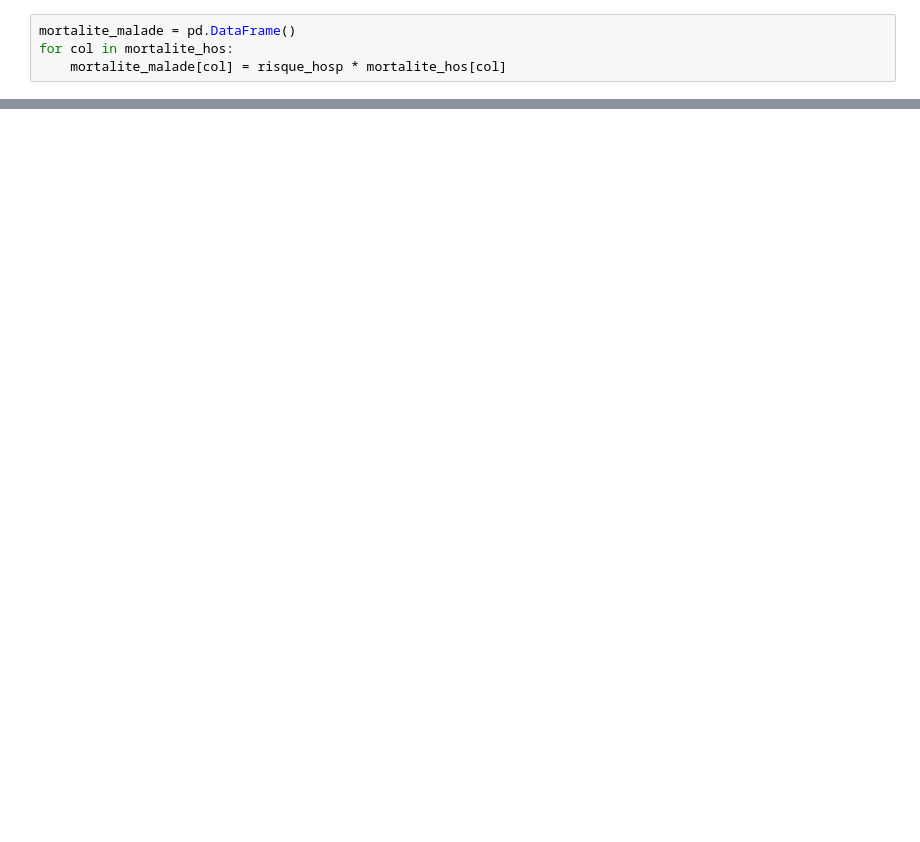
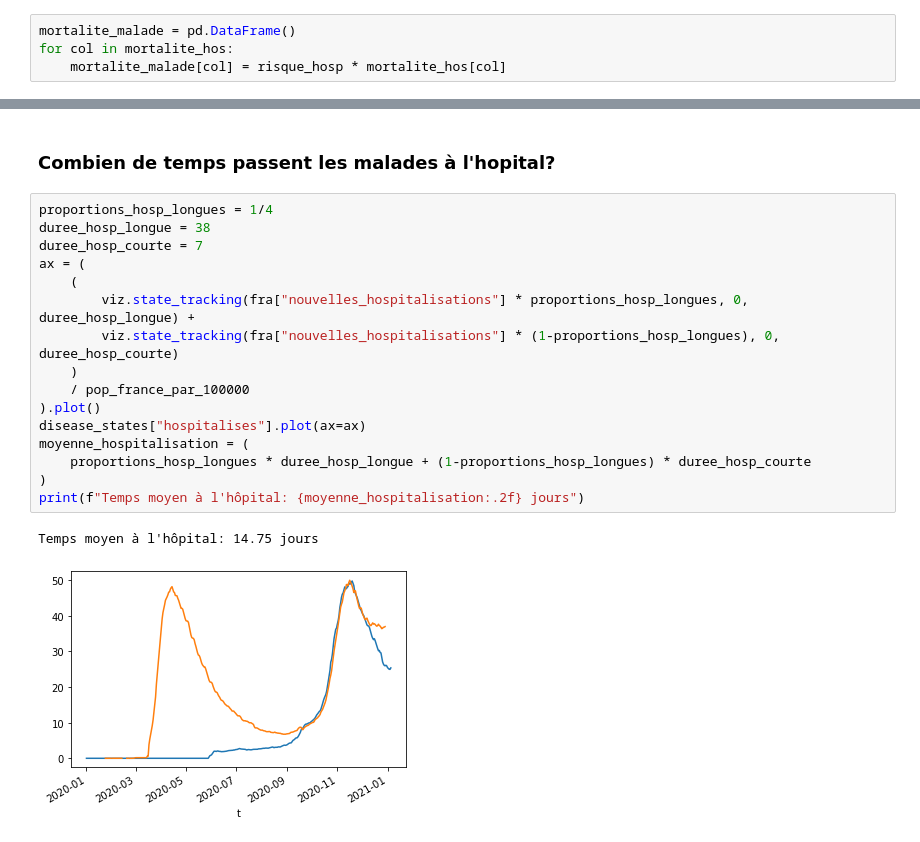
Before and after one commit to payoto/covid19-viz, a Jupyter notebook: 2020-10-18-taux-de-malades.ipynb, the cells around one changed output, grey strips where cells are left out. Saved outputs shown, nothing was run; the diff lists cells and outputs as text; blank space fills up the shorter version.

```diff
--- a/2020-10-18-taux-de-malades.ipynb
+++ b/2020-10-18-taux-de-malades.ipynb
@@ -356,0 +406,21 @@ leg.set_bbox_to_anchor((0.115, 0.17))
+# %% [markdown]
+### Combien de temps passent les malades à l'hopital?
+# %%
+proportions_hosp_longues = 1/4
+duree_hosp_longue = 38
+duree_hosp_courte = 7
+ax = (
+    (
+        viz.state_tracking(fra["nouvelles_hospitalisations"] * proportions_hosp_longues, 0, duree_hosp_longue) +
+        viz.state_tracking(fra["nouvelles_hospitalisations"] * (1-proportions_hosp_longues), 0, duree_hosp_courte)
+    )
+    / pop_france_par_100000
+).plot()
+disease_states["hospitalises"].plot(ax=ax)
+moyenne_hospitalisation = (
+    proportions_hosp_longues * duree_hosp_longue + (1-proportions_hosp_longues) * duree_hosp_courte
+)
+print(f"Temps moyen à l'hôpital: {moyenne_hospitalisation:.2f} jours")
+# %% [output]
+Temps moyen à l'hôpital: 14.75 jours
+[figure, added]
```
Also changed, not shown: parts of 17 cells of this notebook.
